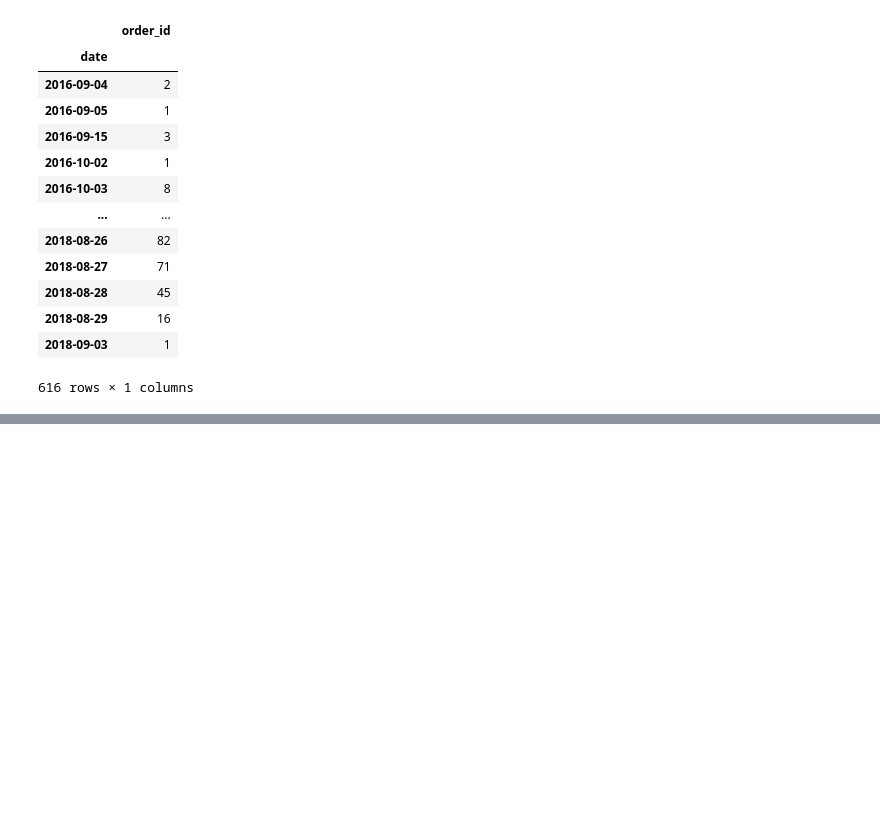
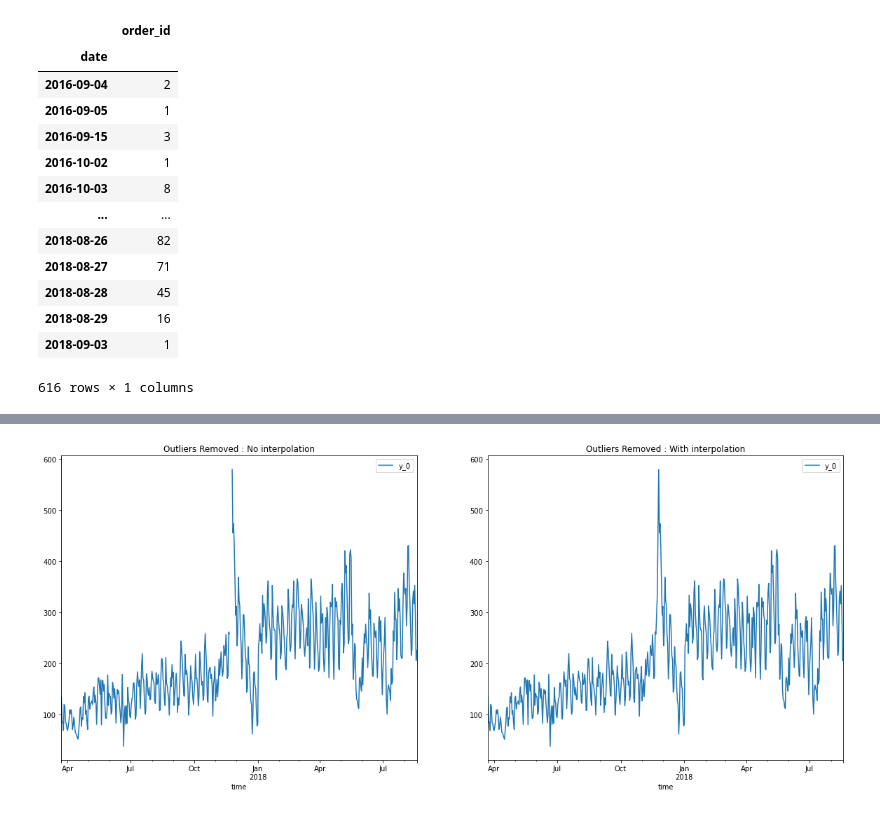
Before and after one commit to finloop/data-science-notebooks, a Jupyter notebook: e_commerce/e-commerce-time-series.ipynb, the cells around one changed output, grey strips where cells are left out. Drawn from its saved outputs; the diff is of its cells as text; code cells hidden in the pictures; blank space fills up the shorter version.

```diff
--- a/e_commerce/e-commerce-time-series.ipynb
+++ b/e_commerce/e-commerce-time-series.ipynb
@@ -155,0 +184,5 @@ plt.plot(ts)
+# %%
+from kats.detectors.outlier import OutlierDetector
+
+ts_outlierDetection = OutlierDetector(ts2, 'multiplicative') # call OutlierDetector
+ts_outlierDetection.detector() # apply OutlierDetector
@@ -155,0 +195,13 @@ plt.plot(ts)
+# %%
+ts2_outliers_removed = ts_outlierDetection.remover(interpolate = False) # No interpolation
+ts2_outliers_interpolated = ts_outlierDetection.remover(interpolate = True) # With interpolation
+# %%
+fig, ax = plt.subplots(figsize=(20,8), nrows=1, ncols=2)
+
+ts2_outliers_removed.to_dataframe().plot(x = 'time',y = 'y_0', ax= ax[0])
+ax[0].set_title("Outliers Removed : No interpolation")
+ts2_outliers_interpolated.to_dataframe().plot(x = 'time',y = 'y_0', ax= ax[1])
+ax[1].set_title("Outliers Removed : With interpolation")
+plt.show()
+# %% [output]
+[figure, added]
```
Also changed, not shown: parts of 21 cells of this notebook.
